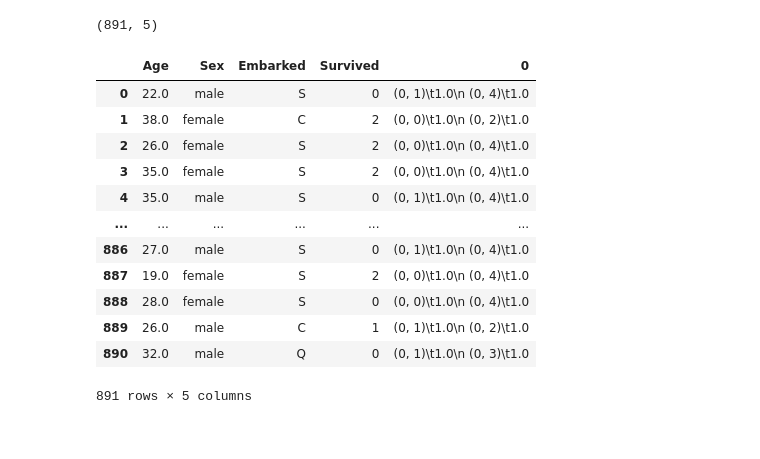
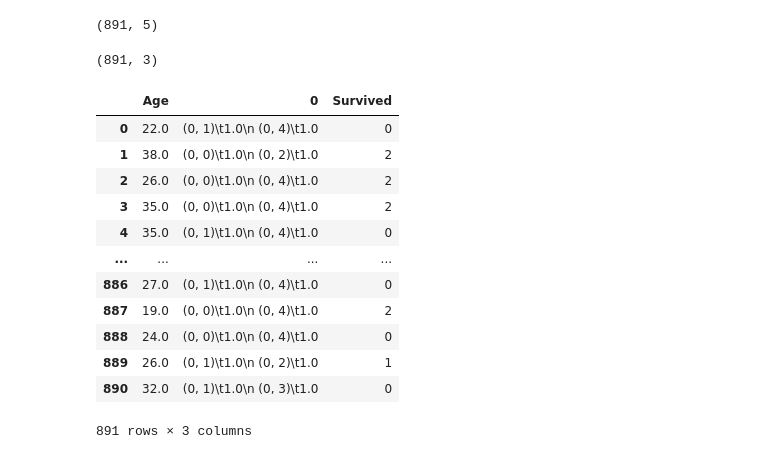
Before and after one commit to FennelDumplings/sklearn_lab, a Jupyter notebook: preprocess.ipynb, the cells around one changed output. Cells and saved outputs as stored; diff of their text form; code cells hidden in the pictures.

```diff
--- a/preprocess.ipynb
+++ b/preprocess.ipynb
@@ -144,34 +152,29 @@ data.head()
 # %%
-data.info()
-
 #填补年龄
 Age = data.loc[:,"Age"].values.reshape(-1,1)
+print(Age[:20].T)
 
 #sklearn当中特征矩阵必须是二维
-Age[:20]
-from sklearn.impute import SimpleImputer
 imp_mean = SimpleImputer() #实例化,默认均值填补
 imp_median = SimpleImputer(strategy="median") #用中位数填补
 imp_0 = SimpleImputer(strategy="constant",fill_value=0) #用0填补
-imp_mean = imp_mean.fit_transform(Age)
+imp_mf = SimpleImputer(strategy="most_frequent",fill_value=0) #用众数填补
 
 #fit_transform一步完成调取结果
+imp_mean = imp_mean.fit_transform(Age)
 imp_median = imp_median.fit_transform(Age)
 imp_0 = imp_0.fit_transform(Age)
+imp_mf = imp_mf.fit_transform(Age)
 
-imp_mean[:20]
-imp_median[:20]
-imp_0[:20]
-
-#在这里我们使用中位数填补Age
-data.loc[:,"Age"] = imp_median
-
+#在这里我们使用众数填补Age
+data.loc[:,"Age"] = imp_mf
+print("----------------------")
 data.info()
 
 #使用众数填补Embarked
 Embarked = data.loc[:,"Embarked"].values.reshape(-1,1)
-
 imp_mode = SimpleImputer(strategy = "most_frequent")
 data.loc[:,"Embarked"] = imp_mode.fit_transform(Embarked)
+print("----------------------")
 data.info()
 # %% [output]
@@ -241,4 +242,5 @@ array([0, 1, 2])
 # %%
 # 获取的结果 label
-label
+data.iloc[:, -1] = label
+data
 # %% [output]
@@ -262,3 +259,0 @@ array([0, 2, 2, 2, 0, 0, 0, 0, 2, 2, 1, 2, 0, 0, 0, 1, 0, 2, 0, 2, 1, 2,
-# %%
-# 简洁写法
-data.iloc[:, -1] = LabelEncoder().fit_transform(data.iloc[:, -1])
@@ -371,18 +362,24 @@ result.shape
 (891, 5)
 # %%
 new_data = pd.concat([data, pd.DataFrame(result)], axis=1)
+new_data = new_data.drop(["Sex", "Embarked"], axis=1)
+print(new_data.shape)
+cols = list(new_data)
+cols.insert(1, cols.pop(2))
+new_data = new_data.loc[:,cols]
 new_data
 # %% [output]
+(891, 3)
-|  | Age | Sex | Embarked | Survived | 0 |
-| 0 | 22.0 | male | S | 0 | (0, 1)\t1.0\n (0, 4)\t1.0 |
-| 1 | 38.0 | female | C | 2 | (0, 0)\t1.0\n (0, 2)\t1.0 |
-| 2 | 26.0 | female | S | 2 | (0, 0)\t1.0\n (0, 4)\t1.0 |
-| 3 | 35.0 | female | S | 2 | (0, 0)\t1.0\n (0, 4)\t1.0 |
-| 4 | 35.0 | male | S | 0 | (0, 1)\t1.0\n (0, 4)\t1.0 |
-| ... | ... | ... | ... | ... | ... |
-| 886 | 27.0 | male | S | 0 | (0, 1)\t1.0\n (0, 4)\t1.0 |
-| 887 | 19.0 | female | S | 2 | (0, 0)\t1.0\n (0, 4)\t1.0 |
-| 888 | 28.0 | female | S | 0 | (0, 0)\t1.0\n (0, 4)\t1.0 |
-| 889 | 26.0 | male | C | 1 | (0, 1)\t1.0\n (0, 2)\t1.0 |
-| 890 | 32.0 | male | Q | 0 | (0, 1)\t1.0\n (0, 3)\t1.0 |
+|  | Age | 0 | Survived |
+| 0 | 22.0 | (0, 1)\t1.0\n (0, 4)\t1.0 | 0 |
+| 1 | 38.0 | (0, 0)\t1.0\n (0, 2)\t1.0 | 2 |
+| 2 | 26.0 | (0, 0)\t1.0\n (0, 4)\t1.0 | 2 |
+| 3 | 35.0 | (0, 0)\t1.0\n (0, 4)\t1.0 | 2 |
+| 4 | 35.0 | (0, 1)\t1.0\n (0, 4)\t1.0 | 0 |
+| ... | ... | ... | ... |
+| 886 | 27.0 | (0, 1)\t1.0\n (0, 4)\t1.0 | 0 |
+| 887 | 19.0 | (0, 0)\t1.0\n (0, 4)\t1.0 | 2 |
+| 888 | 24.0 | (0, 0)\t1.0\n (0, 4)\t1.0 | 0 |
+| 889 | 26.0 | (0, 1)\t1.0\n (0, 2)\t1.0 | 1 |
+| 890 | 32.0 | (0, 1)\t1.0\n (0, 3)\t1.0 | 0 |
-891 rows × 5 columns
+891 rows × 3 columns
```
Also changed, not shown: parts of 55 cells of this notebook, 4 other files.
